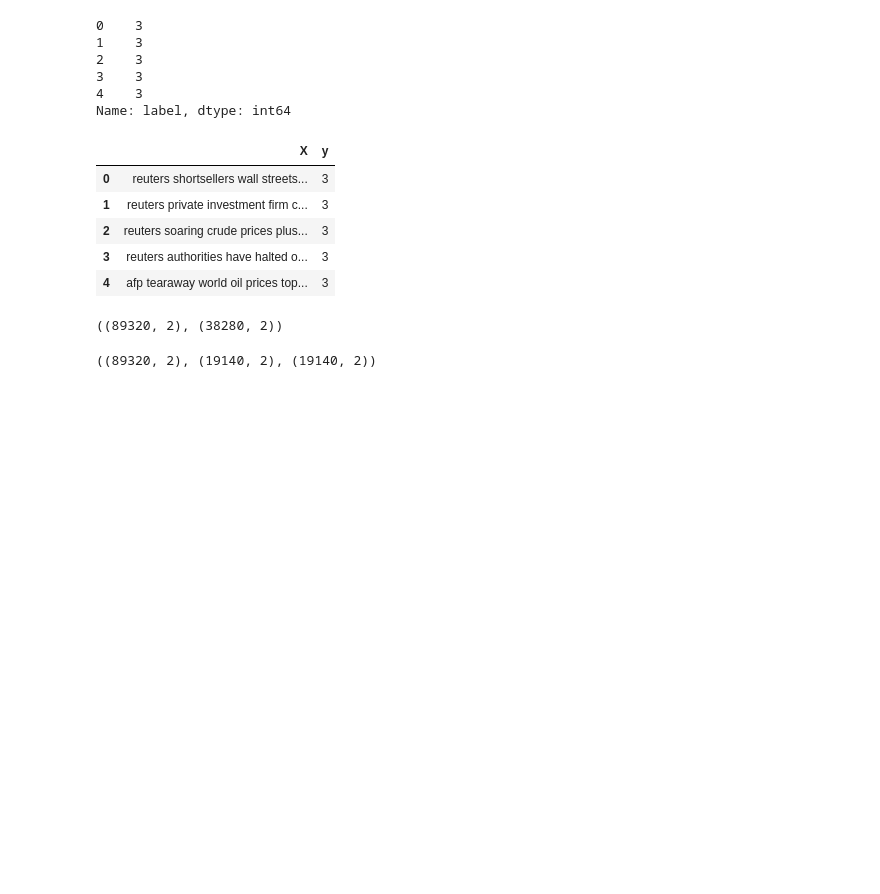
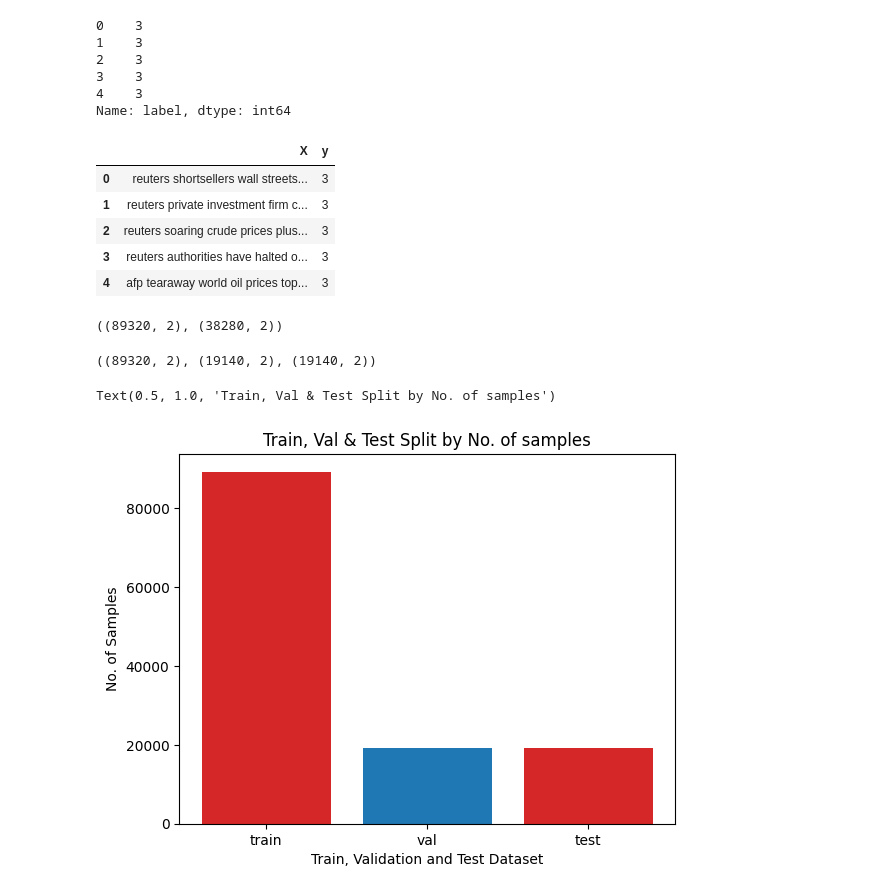
Before and after one commit to Rooneyish/News_Article_Classification, a Jupyter notebook: Data_Normalization_SaveToCSV.ipynb, the cells around one changed output. Cells and saved outputs as stored; diff of their text form; code cells hidden in the pictures; blank space fills up the shorter version.

```diff
--- a/Data_Normalization_SaveToCSV.ipynb
+++ b/Data_Normalization_SaveToCSV.ipynb
@@ -150,3 +163,11 @@ val, test = train_test_split(temp, test_size=0.5, random_state=42, stratify=temp
 train.shape, val.shape, test.shape
 # %% [output]
 ((89320, 2), (19140, 2), (19140, 2))
+# %%
+plt.bar(['train', 'val','test'], [train.shape[0], val.shape[0], test.shape[0] ], color = bar_colors)
+plt.ylabel('No. of Samples')
+plt.xlabel('Train, Validation and Test Dataset')
+plt.title('Train, Val & Test Split by No. of samples')
+# %% [output]
+Text(0.5, 1.0, 'Train, Val & Test Split by No. of samples')
+[figure, added]
```
Also changed, not shown: parts of 6 cells of this notebook.
